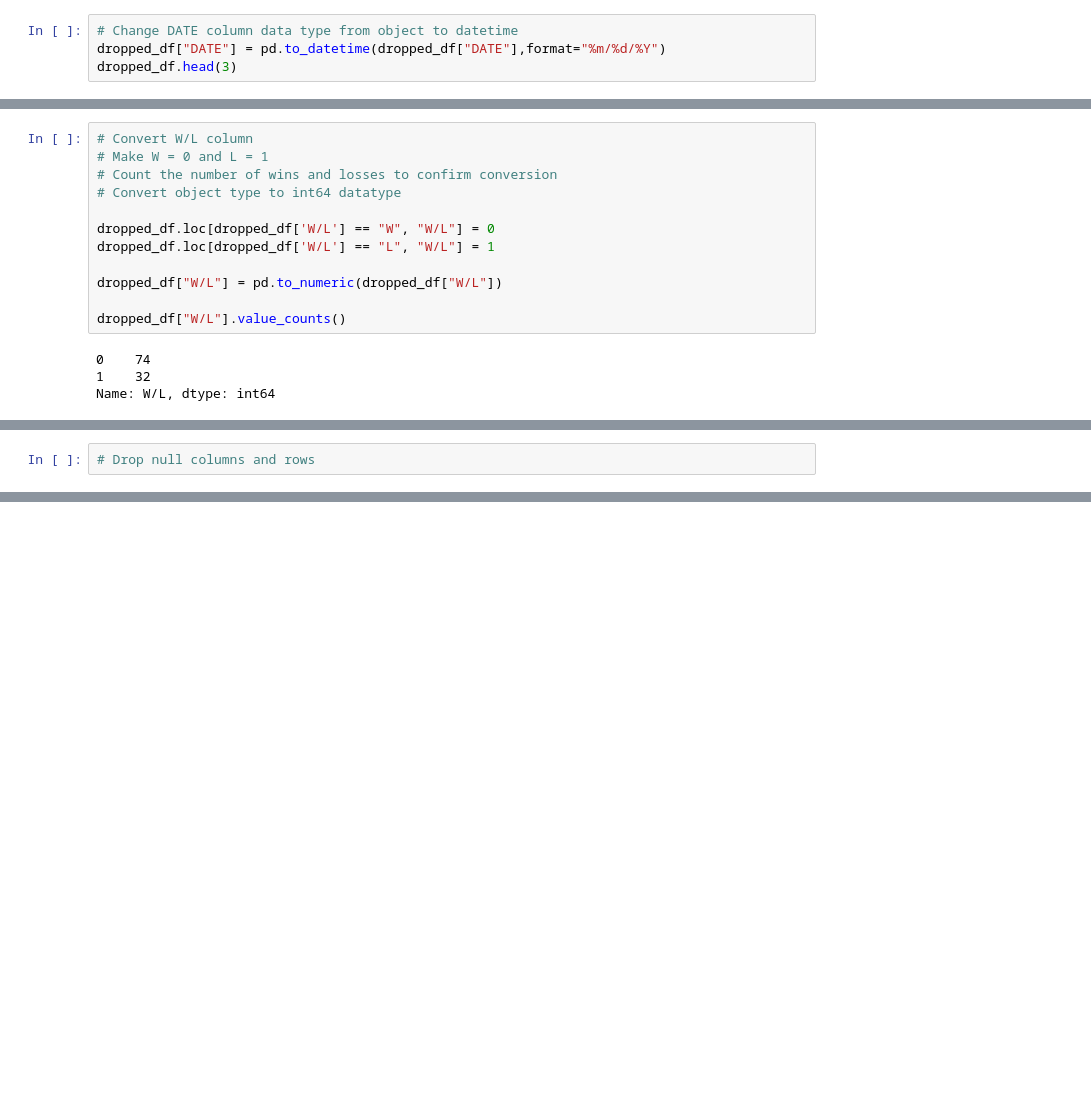
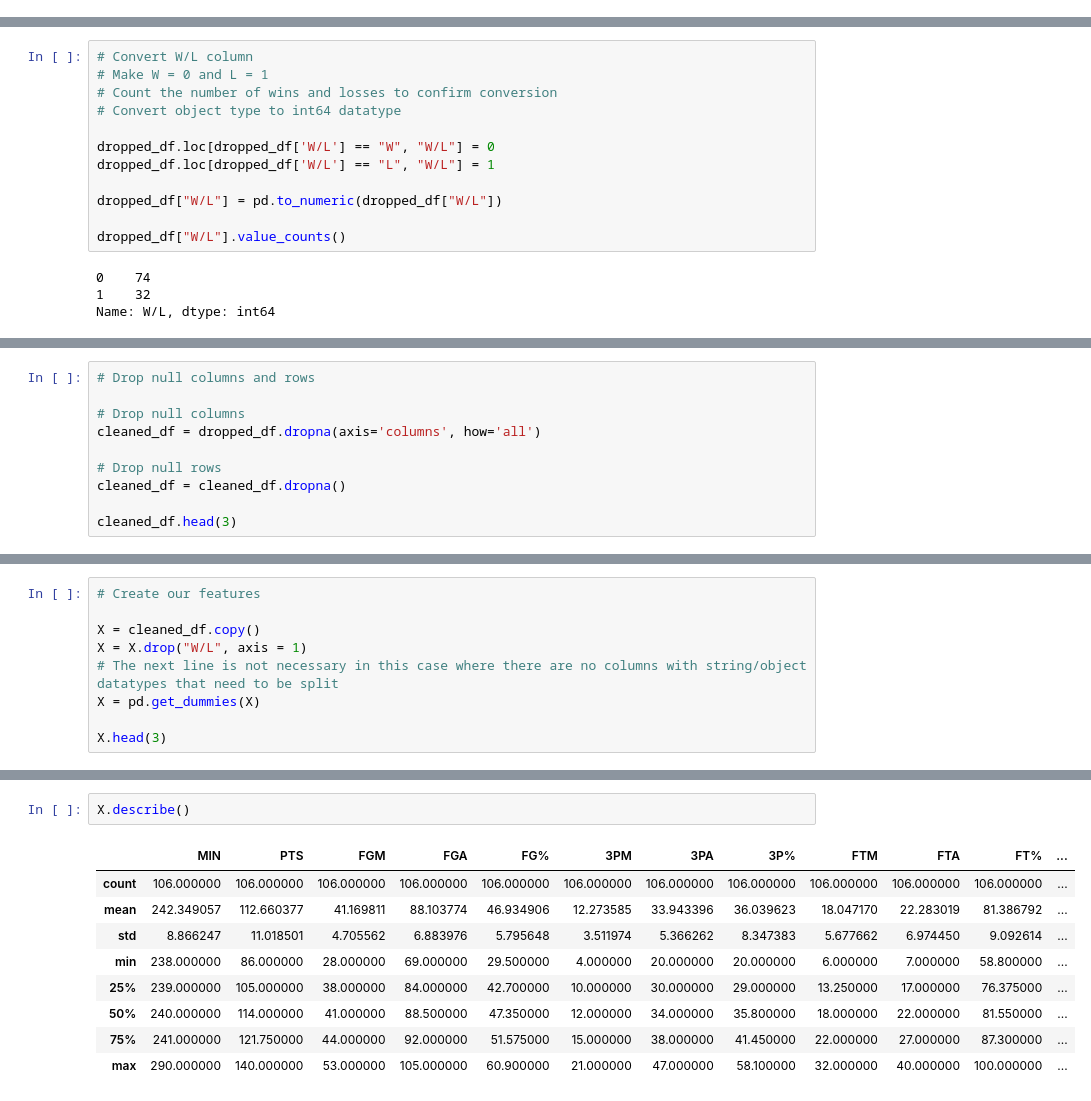
Before and after one commit to sabhafalki/FinalProject, a Jupyter notebook: Machine Learning Analysis/Raptors_Resampling_ML.ipynb, the cells around one changed output, grey strips where cells are left out. Cells and saved outputs as stored; diff of their text form; blank space fills up the shorter version.

```diff
--- a/Machine Learning Analysis/Raptors_Resampling_ML.ipynb
+++ b/Machine Learning Analysis/Raptors_Resampling_ML.ipynb
@@ -75,4 +75,0 @@ dropped_df.head(3)
-# %%
-# Change DATE column data type from object to datetime
-dropped_df["DATE"] = pd.to_datetime(dropped_df["DATE"],format="%m/%d/%Y")
-dropped_df.head(3)
@@ -149,3 +140,11 @@ PF               int64
 dtype: object
 # %%
 # Drop null columns and rows
+
+# Drop null columns
+cleaned_df = dropped_df.dropna(axis='columns', how='all')
+
+# Drop null rows
+cleaned_df = cleaned_df.dropna()
+
+cleaned_df.head(3)
@@ -151,0 +158,9 @@ dtype: object
+# %%
+# Create our features
+
+X = cleaned_df.copy()
+X = X.drop("W/L", axis = 1)
+# The next line is not necessary in this case where there are no columns with string/object datatypes that need to be split
+X = pd.get_dummies(X)
+
+X.head(3)
@@ -151,0 +186,12 @@ dtype: object
+# %%
+X.describe()
+# %% [output]
+|  | MIN | PTS | FGM | FGA | FG% | 3PM | 3PA | 3P% | FTM | FTA | FT% | ... |
+| count | 106.000000 | 106.000000 | 106.000000 | 106.000000 | 106.000000 | 106.000000 | 106.000000 | 106.000000 | 106.000000 | 106.000000 | 106.000000 | ... |
+| mean | 242.349057 | 112.660377 | 41.169811 | 88.103774 | 46.934906 | 12.273585 | 33.943396 | 36.039623 | 18.047170 | 22.283019 | 81.386792 | ... |
+| std | 8.866247 | 11.018501 | 4.705562 | 6.883976 | 5.795648 | 3.511974 | 5.366262 | 8.347383 | 5.677662 | 6.974450 | 9.092614 | ... |
+| min | 238.000000 | 86.000000 | 28.000000 | 69.000000 | 29.500000 | 4.000000 | 20.000000 | 20.000000 | 6.000000 | 7.000000 | 58.800000 | ... |
+| 25% | 239.000000 | 105.000000 | 38.000000 | 84.000000 | 42.700000 | 10.000000 | 30.000000 | 29.000000 | 13.250000 | 17.000000 | 76.375000 | ... |
+| 50% | 240.000000 | 114.000000 | 41.000000 | 88.500000 | 47.350000 | 12.000000 | 34.000000 | 35.800000 | 18.000000 | 22.000000 | 81.550000 | ... |
+| 75% | 241.000000 | 121.750000 | 44.000000 | 92.000000 | 51.575000 | 15.000000 | 38.000000 | 41.450000 | 22.000000 | 27.000000 | 87.300000 | ... |
+| max | 290.000000 | 140.000000 | 53.000000 | 105.000000 | 60.900000 | 21.000000 | 47.000000 | 58.100000 | 32.000000 | 40.000000 | 100.000000 | ... |
```
Also changed, not shown: parts of 50 cells of this notebook.
